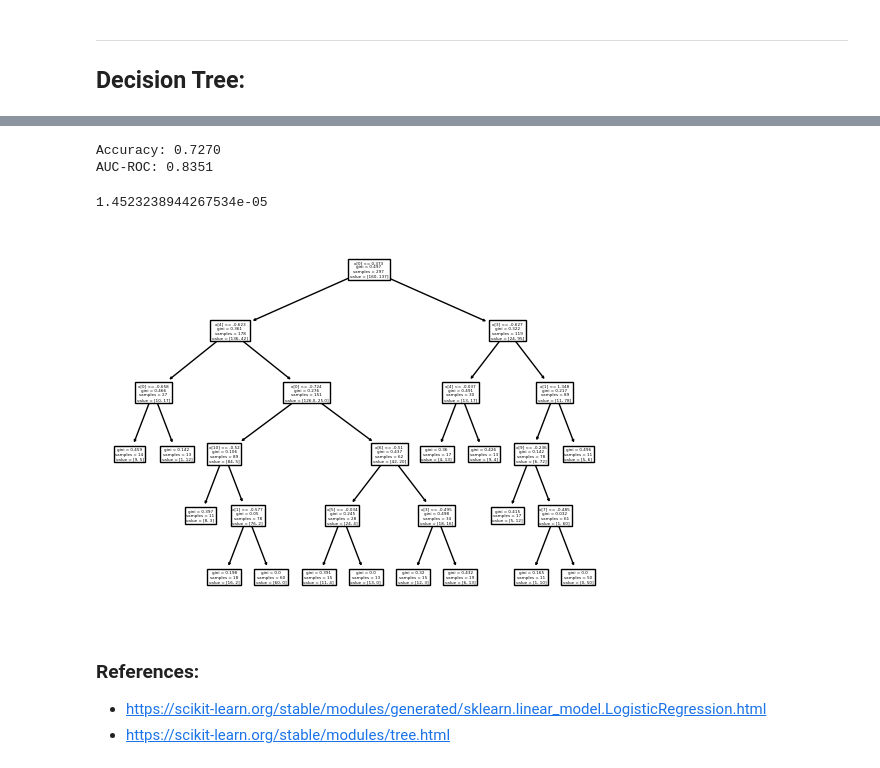
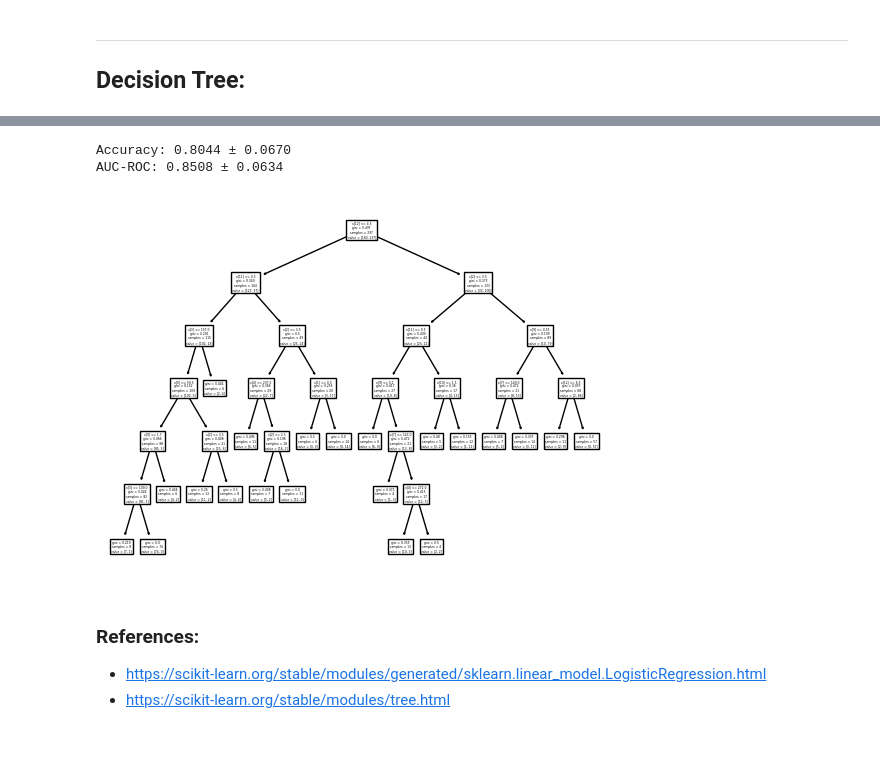
Before and after one commit to alicevk/GP-comparative-analysis, a Jupyter notebook: 4-Alternative-Models/2.1-eager-learners-I.ipynb, the cells around one changed output, grey strips where cells are left out. Drawn from its saved outputs; the diff is of its cells as text; code cells hidden in the pictures.

```diff
--- a/4-Alternative-Models/2.1-eager-learners-I.ipynb
+++ b/4-Alternative-Models/2.1-eager-learners-I.ipynb
@@ -320,36 +395,47 @@ Best hyperparameters: {'max_depth': 32, 'min_samples_split': 20, 'min_samples_le
 optuna.visualization.plot_optimization_history(study)
 # %%
 optuna.visualization.plot_slice(study)
-# %%
-# Criando um modelo com os melhores hiperparâmetros
-best_params = trial.params
-model = tree.DecisionTreeClassifier(random_state=Random_Seed, **best_params)
-
-if Cross_Validation:
-    cv_results = cross_validate(model, X, y, scoring=['accuracy', 'roc_auc'])
-    acc = cv_results['test_accuracy'].mean()
-    roc_auc = cv_results['test_roc_auc'].mean()
-else:
-    # Train model
-    model.fit(train_X, train_y)
-
-    # Test model
-    y_pred = model.predict(test_X)
-    pred_probs = model.predict_proba(test_X)
-
-    # Evaluation
-    acc = accuracy_score(test_y, y_pred)
-    roc_auc = roc_auc_score(test_y, pred_probs[:, 1])
-
-print(f"Accuracy: {acc:.4f}")
-print(f"AUC-ROC: {roc_auc:.4f}")
-
-model.fit(X, y)
-plot = tree.plot_tree(model)
-
-tracker.stop()
-# %% [output]
-Accuracy: 0.7270
-AUC-ROC: 0.8351
-1.4523238944267534e-05
-[figure, removed]
+# %%
+# Create optimized model
+best_params = trial.params
+model = tree.DecisionTreeClassifier(random_state=Random_Seed, **best_params)
+
+# Define pipeline depending on whether PCA is requested or not
+if PC_Features:
+    steps = [
+        ('preprocessor', preprocessor),
+        ('pca', PCA(n_components=12)),
+        ('DT-classifier', model)
+    ]
+else:
+    steps = [
+        ('preprocessor', preprocessor),
+        ('DT-classifier', model)
+    ]
+
+pipeline = Pipeline(steps)
+
+# Perform cross-validation
+cv_results = cross_validate(pipeline, X, y, scoring=['accuracy', 'roc_auc'], cv=K_Folds)
+
+# Calculate and display results
+acc = np.mean(cv_results['test_accuracy'])
+acc_std = np.std(cv_results['test_accuracy'])
+roc_auc = np.mean(cv_results['test_roc_auc'])
+roc_auc_std = np.std(cv_results['test_roc_auc'])
+
+print(f"Accuracy: {acc:.4f} ± {acc_std:.4f}")
+print(f"AUC-ROC: {roc_auc:.4f} ± {roc_auc_std:.4f}")
+
+# Plot decision tree
+preprocessor.fit_transform(X)
+PCA(n_components=12).fit_transform(X)
+model.fit(X, y)
+plot = tree.plot_tree(model)
+
+# Stop emission tracking
+_ = tracker.stop()
+# %% [output]
+Accuracy: 0.8044 ± 0.0670
+AUC-ROC: 0.8508 ± 0.0634
+[figure, added]
```
Also changed, not shown: parts of 16 cells of this notebook, 12 other files.
